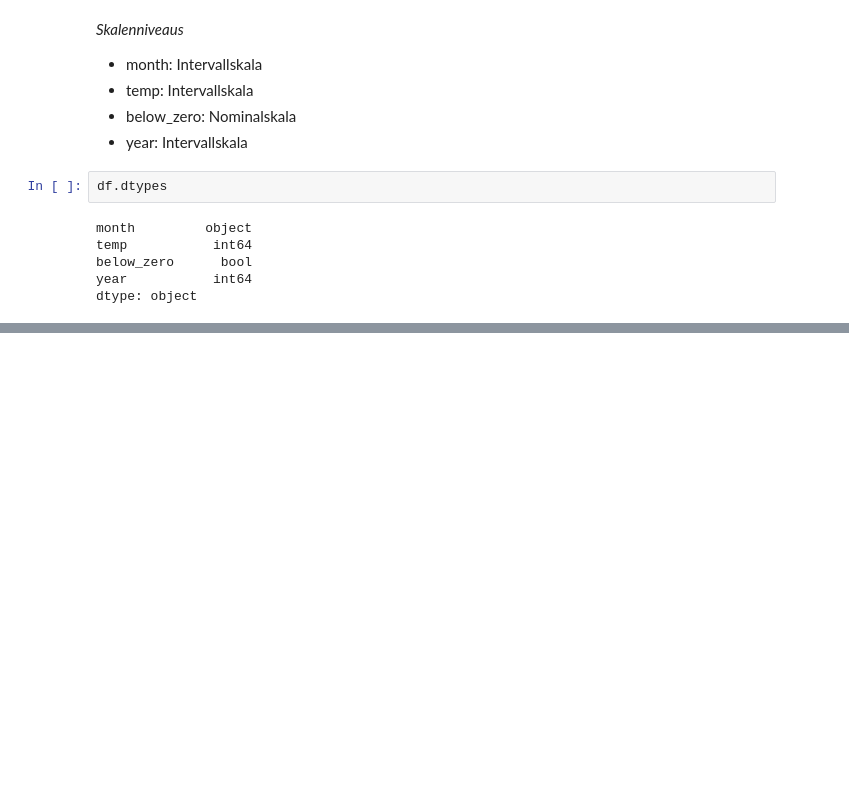
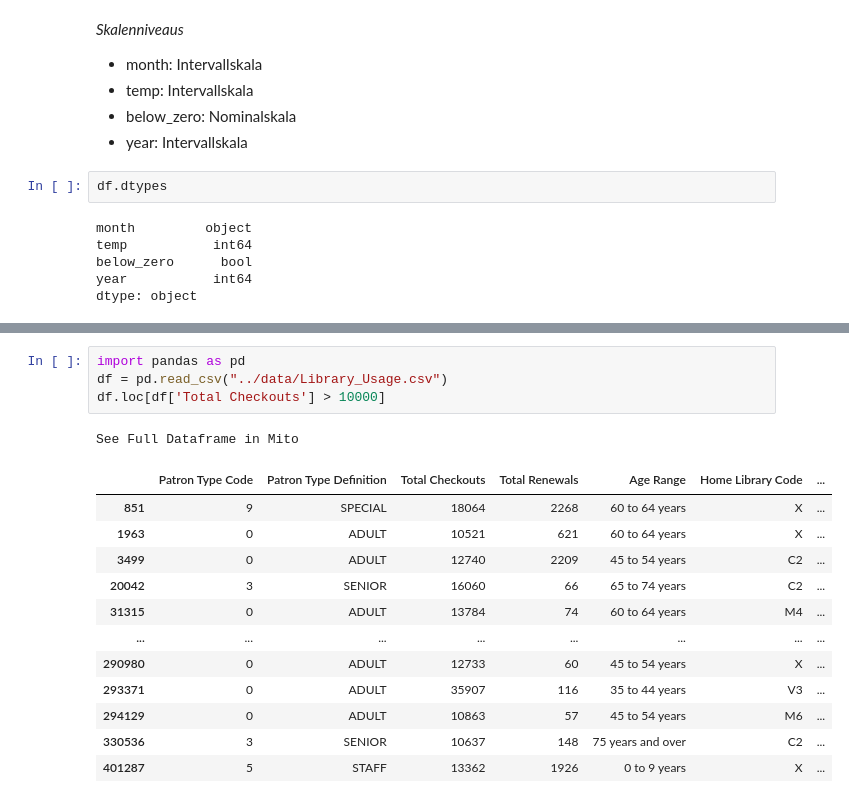
Before and after one commit to patriziaz/2021-11-29-DL_Patrizia_Zueger, a Jupyter notebook: Modul_3/notebooks/pandas_introduction.ipynb, the cells around one changed output, grey strips where cells are left out. Drawn from its saved outputs; the diff is of its cells as text; blank space fills up the shorter version.

Commit message:
Add files via upload
Update pandas_introduction

```diff
--- a/Modul_3/notebooks/pandas_introduction.ipynb
+++ b/Modul_3/notebooks/pandas_introduction.ipynb
@@ -40,0 +221,18 @@ dtype: object
+# %%
+import pandas as pd
+df = pd.read_csv("../data/Library_Usage.csv")
+df.loc[df['Total Checkouts'] > 10000]
+# %% [output]
+See Full Dataframe in Mito
+|  | Patron Type Code | Patron Type Definition | Total Checkouts | Total Renewals | Age Range | Home Library Code | ... |
+| 851 | 9 | SPECIAL | 18064 | 2268 | 60 to 64 years | X | ... |
+| 1963 | 0 | ADULT | 10521 | 621 | 60 to 64 years | X | ... |
+| 3499 | 0 | ADULT | 12740 | 2209 | 45 to 54 years | C2 | ... |
+| 20042 | 3 | SENIOR | 16060 | 66 | 65 to 74 years | C2 | ... |
+| 31315 | 0 | ADULT | 13784 | 74 | 60 to 64 years | M4 | ... |
+| ... | ... | ... | ... | ... | ... | ... | ... |
+| 290980 | 0 | ADULT | 12733 | 60 | 45 to 54 years | X | ... |
+| 293371 | 0 | ADULT | 35907 | 116 | 35 to 44 years | V3 | ... |
+| 294129 | 0 | ADULT | 10863 | 57 | 45 to 54 years | M6 | ... |
+| 330536 | 3 | SENIOR | 10637 | 148 | 75 years and over | C2 | ... |
+| 401287 | 5 | STAFF | 13362 | 1926 | 0 to 9 years | X | ... |
```
Also changed, not shown: parts of 42 cells of this notebook.
